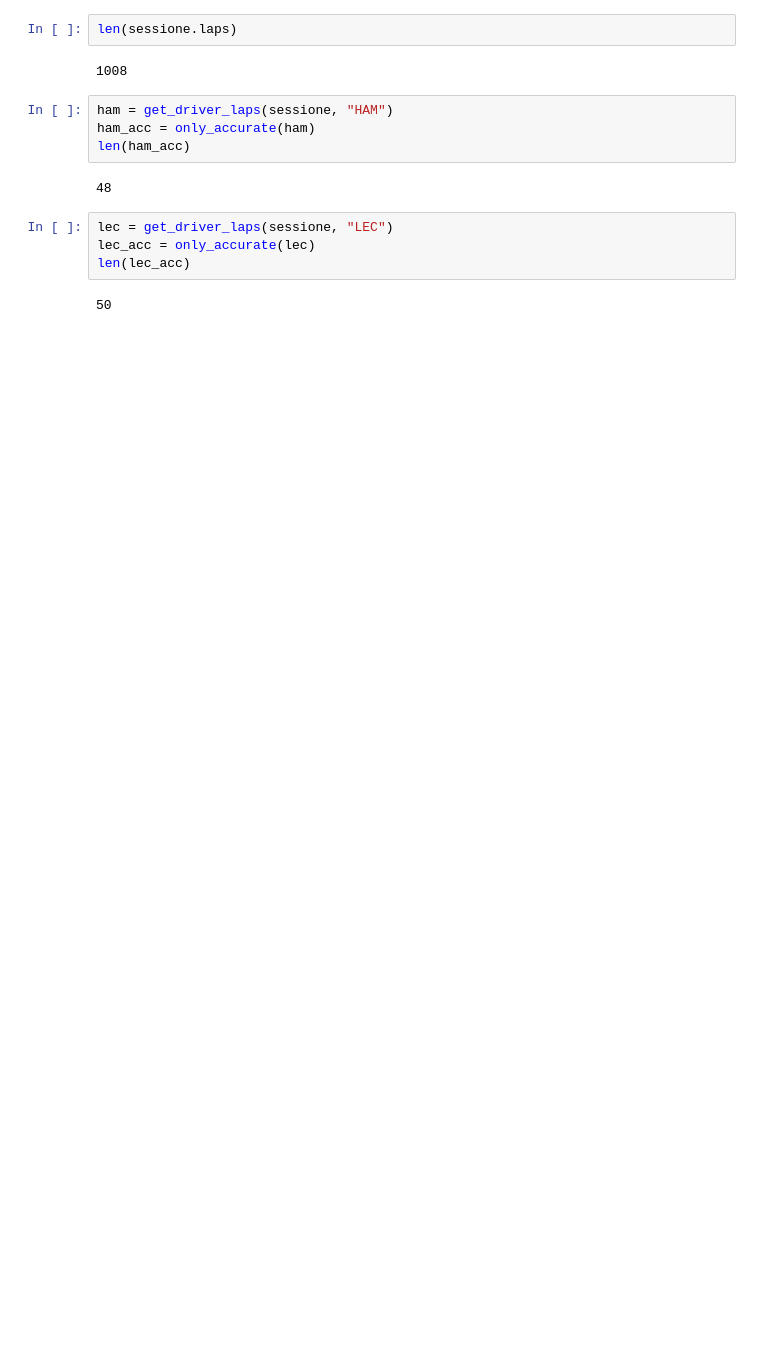
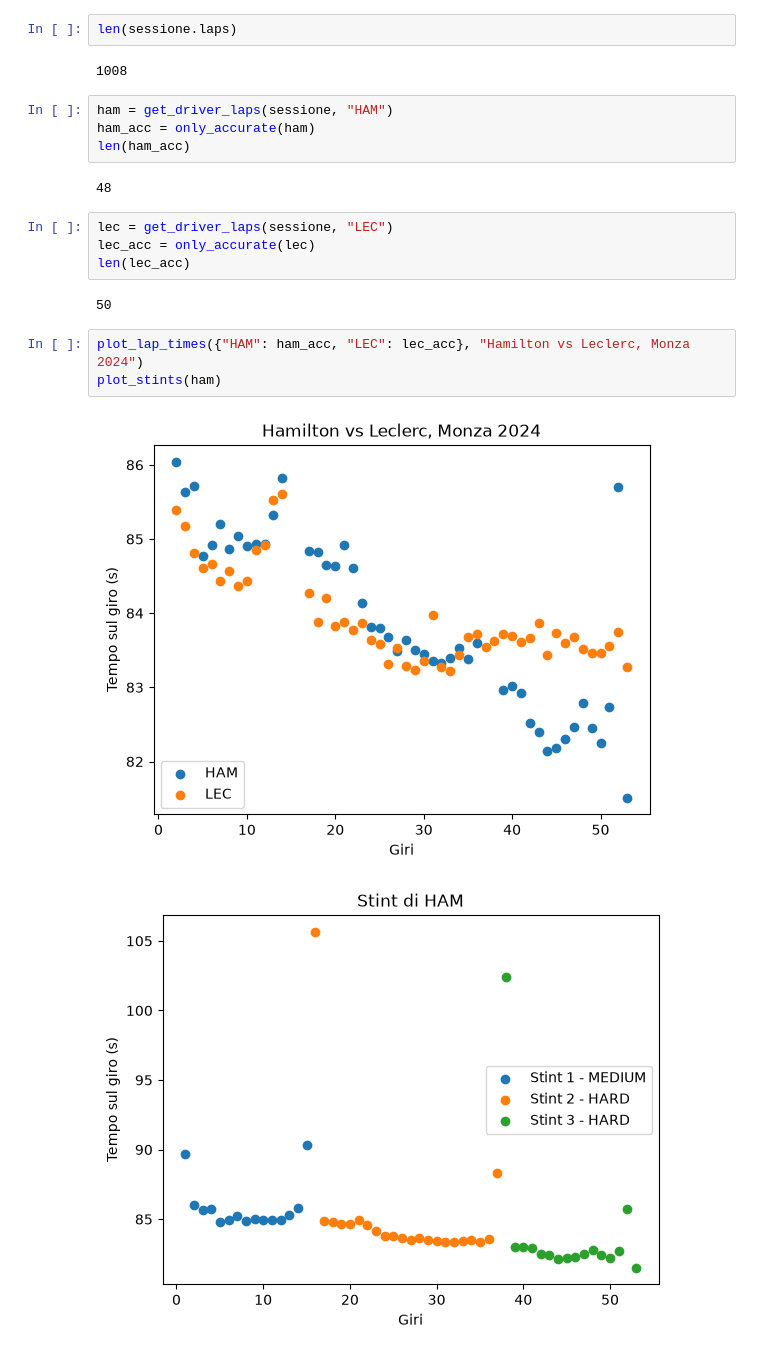
Before and after one commit to shyndry/f1-dashboard, a Jupyter notebook: notebooks/03_prova_funzioni.ipynb, the cells around one changed output. Saved outputs shown, nothing was run; the diff lists cells and outputs as text; blank space fills up the shorter version.

Commit message:
Fase 2: plots con plot_lap_times e plot_stints

```diff
--- a/notebooks/03_prova_funzioni.ipynb
+++ b/notebooks/03_prova_funzioni.ipynb
@@ -41,3 +42,9 @@ lec_acc = only_accurate(lec)
 len(lec_acc)
 # %% [output]
 50
+# %%
+plot_lap_times({"HAM": ham_acc, "LEC": lec_acc}, "Hamilton vs Leclerc, Monza 2024")
+plot_stints(ham)
+# %% [output]
+[figure, added]
+[figure, added]
```
Also changed, not shown: parts of 2 cells of this notebook, 1 other file.
